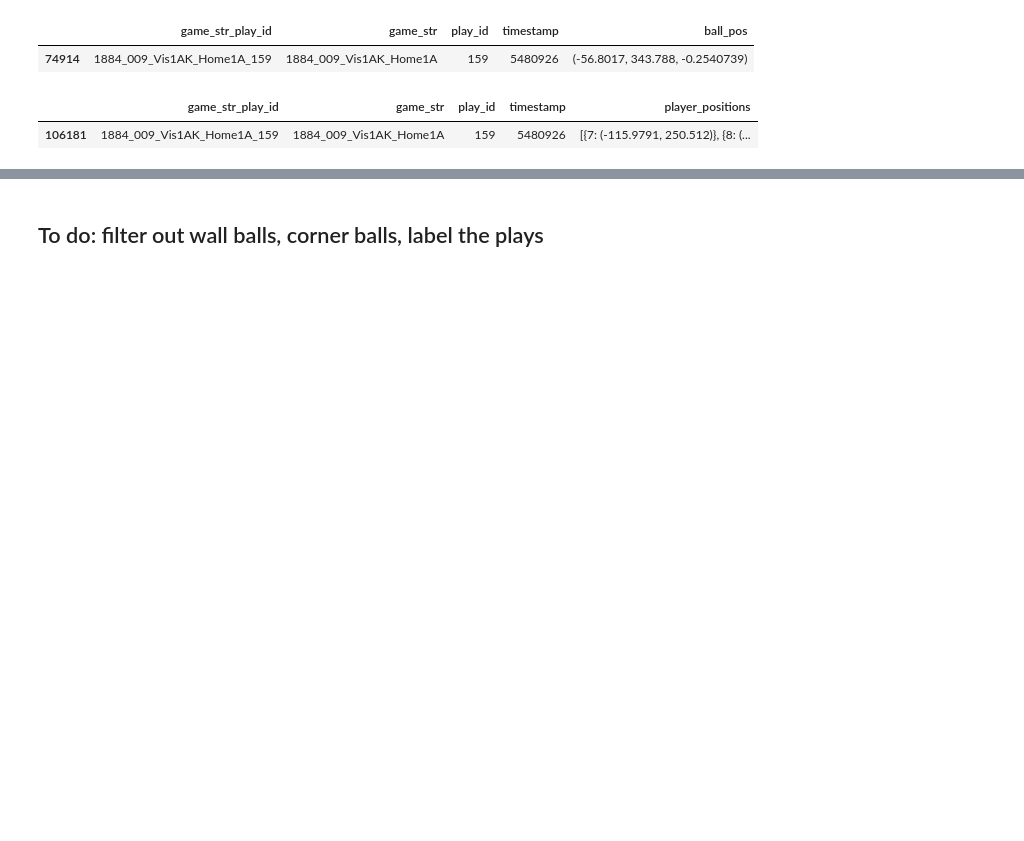
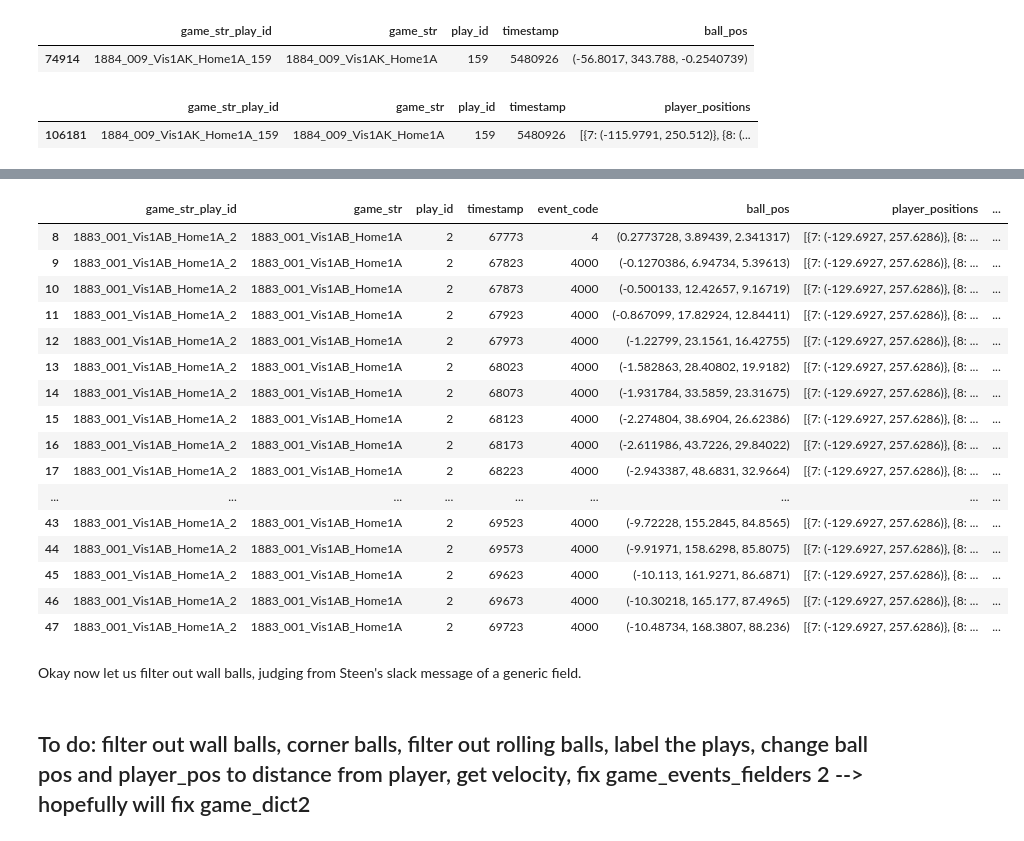
Before and after one commit to victorhauvi/SMT2024, a Jupyter notebook: 2024_SMT_Data_Challenge/SMT.ipynb, the cells around one changed output, grey strips where cells are left out. Saved outputs shown, nothing was run; the diff lists cells and outputs as text; code cells hidden in the pictures; blank space fills up the shorter version.

```diff
--- a/2024_SMT_Data_Challenge/SMT.ipynb
+++ b/2024_SMT_Data_Challenge/SMT.ipynb
@@ -1020,0 +1043,25 @@ player_pos_fielders2[(player_pos_fielders2['game_str_play_id'] == '1884_009_Vis1
+# %%
+#PROBABLY A MORE EFFICIENT WAY TO DO THIS
+def fill_game_event(df):
+    last_event_code = None
+    for ind, row in df.iterrows():
+        if not np.isnan(row['event_code']):
+            last_event_code = row['event_code']
+        else: #if the event code is nan, fill it with the last event code
+            if last_event_code is not None:
+                df.at[ind, 'event_code'] = last_event_code * 1000 #multipylby 10000 to indicate its ongoing an event
+    return df
+df_final2 = fill_game_event(df_final)
+df_final2['event_code'] = df_final2['event_code'].astype(int)
+# %%
+def fill_player_position(df):
+    last_player_position = None
+    for ind, row in df.iterrows():
+        if not np.isnan(row['player_position']):
+            last_player_position = row['player_position']
+        else:
+            if last_player_position is not None:
+                df.at[ind, 'player_position'] = last_player_position * 1000
+    return df
+df_final2 = fill_player_position(df_final2)
+df_final2['player_position'] = df_final2['player_position'].astype(int)
@@ -1020,0 +1132,22 @@ player_pos_fielders2[(player_pos_fielders2['game_str_play_id'] == '1884_009_Vis1
+# %%
+df_final2[(df_final2['game_str_play_id'] == '1883_001_Vis1AB_Home1A_2') & (df_final2['event_code'] == 4) | (df_final2['event_code'] == 4000)  ].head(40)
+# %% [output]
+|  | game_str_play_id | game_str | play_id | timestamp | event_code | ball_pos | player_positions | ... |
+| 8 | 1883_001_Vis1AB_Home1A_2 | 1883_001_Vis1AB_Home1A | 2 | 67773 | 4 | (0.2773728, 3.89439, 2.341317) | [{7: (-129.6927, 257.6286)}, {8: ... | ... |
+| 9 | 1883_001_Vis1AB_Home1A_2 | 1883_001_Vis1AB_Home1A | 2 | 67823 | 4000 | (-0.1270386, 6.94734, 5.39613) | [{7: (-129.6927, 257.6286)}, {8: ... | ... |
+| 10 | 1883_001_Vis1AB_Home1A_2 | 1883_001_Vis1AB_Home1A | 2 | 67873 | 4000 | (-0.500133, 12.42657, 9.16719) | [{7: (-129.6927, 257.6286)}, {8: ... | ... |
+| 11 | 1883_001_Vis1AB_Home1A_2 | 1883_001_Vis1AB_Home1A | 2 | 67923 | 4000 | (-0.867099, 17.82924, 12.84411) | [{7: (-129.6927, 257.6286)}, {8: ... | ... |
+| 12 | 1883_001_Vis1AB_Home1A_2 | 1883_001_Vis1AB_Home1A | 2 | 67973 | 4000 | (-1.22799, 23.1561, 16.42755) | [{7: (-129.6927, 257.6286)}, {8: ... | ... |
+| 13 | 1883_001_Vis1AB_Home1A_2 | 1883_001_Vis1AB_Home1A | 2 | 68023 | 4000 | (-1.582863, 28.40802, 19.9182) | [{7: (-129.6927, 257.6286)}, {8: ... | ... |
+| 14 | 1883_001_Vis1AB_Home1A_2 | 1883_001_Vis1AB_Home1A | 2 | 68073 | 4000 | (-1.931784, 33.5859, 23.31675) | [{7: (-129.6927, 257.6286)}, {8: ... | ... |
+| 15 | 1883_001_Vis1AB_Home1A_2 | 1883_001_Vis1AB_Home1A | 2 | 68123 | 4000 | (-2.274804, 38.6904, 26.62386) | [{7: (-129.6927, 257.6286)}, {8: ... | ... |
+| 16 | 1883_001_Vis1AB_Home1A_2 | 1883_001_Vis1AB_Home1A | 2 | 68173 | 4000 | (-2.611986, 43.7226, 29.84022) | [{7: (-129.6927, 257.6286)}, {8: ... | ... |
+| 17 | 1883_001_Vis1AB_Home1A_2 | 1883_001_Vis1AB_Home1A | 2 | 68223 | 4000 | (-2.943387, 48.6831, 32.9664) | [{7: (-129.6927, 257.6286)}, {8: ... | ... |
+| ... | ... | ... | ... | ... | ... | ... | ... | ... |
+| 43 | 1883_001_Vis1AB_Home1A_2 | 1883_001_Vis1AB_Home1A | 2 | 69523 | 4000 | (-9.72228, 155.2845, 84.8565) | [{7: (-129.6927, 257.6286)}, {8: ... | ... |
+| 44 | 1883_001_Vis1AB_Home1A_2 | 1883_001_Vis1AB_Home1A | 2 | 69573 | 4000 | (-9.91971, 158.6298, 85.8075) | [{7: (-129.6927, 257.6286)}, {8: ... | ... |
+| 45 | 1883_001_Vis1AB_Home1A_2 | 1883_001_Vis1AB_Home1A | 2 | 69623 | 4000 | (-10.113, 161.9271, 86.6871) | [{7: (-129.6927, 257.6286)}, {8: ... | ... |
+| 46 | 1883_001_Vis1AB_Home1A_2 | 1883_001_Vis1AB_Home1A | 2 | 69673 | 4000 | (-10.30218, 165.177, 87.4965) | [{7: (-129.6927, 257.6286)}, {8: ... | ... |
+| 47 | 1883_001_Vis1AB_Home1A_2 | 1883_001_Vis1AB_Home1A | 2 | 69723 | 4000 | (-10.48734, 168.3807, 88.236) | [{7: (-129.6927, 257.6286)}, {8: ... | ... |
+# %% [markdown]
+Okay now let us filter out wall balls, judging from Steen's slack message of a generic field.
@@ -1021,2 +1161,2 @@ player_pos_fielders2[(player_pos_fielders2['game_str_play_id'] == '1884_009_Vis1
 # %% [markdown]
-## To do: filter out wall balls, corner balls, label the plays
+## To do: filter out wall balls, corner balls, filter out rolling balls, label the plays, change ball pos and player_pos to distance from player, get velocity, fix game_events_fielders 2 --> hopefully will fix game_dict2
```
Also changed, not shown: parts of 17 cells of this notebook, 17 other files.
